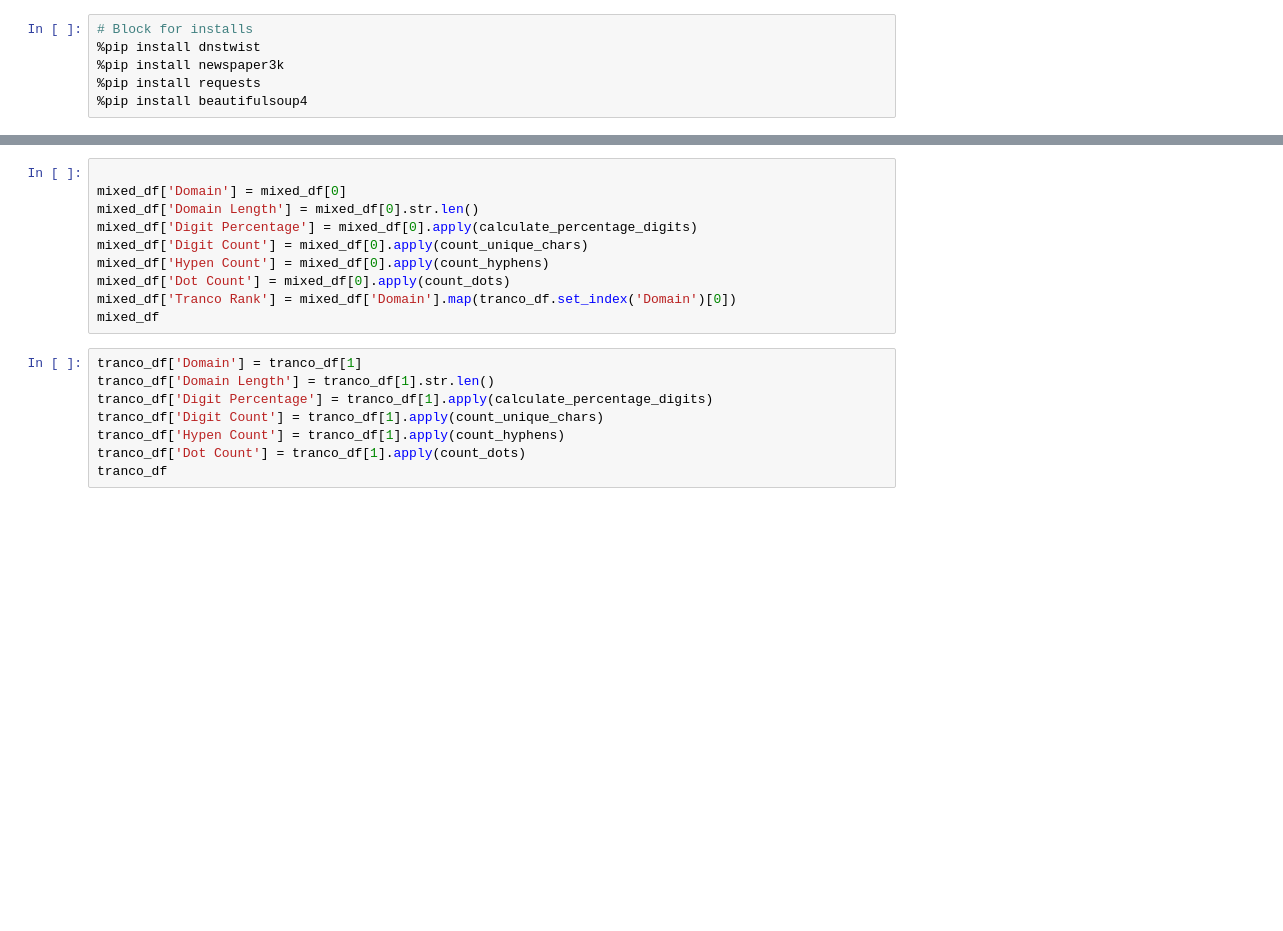
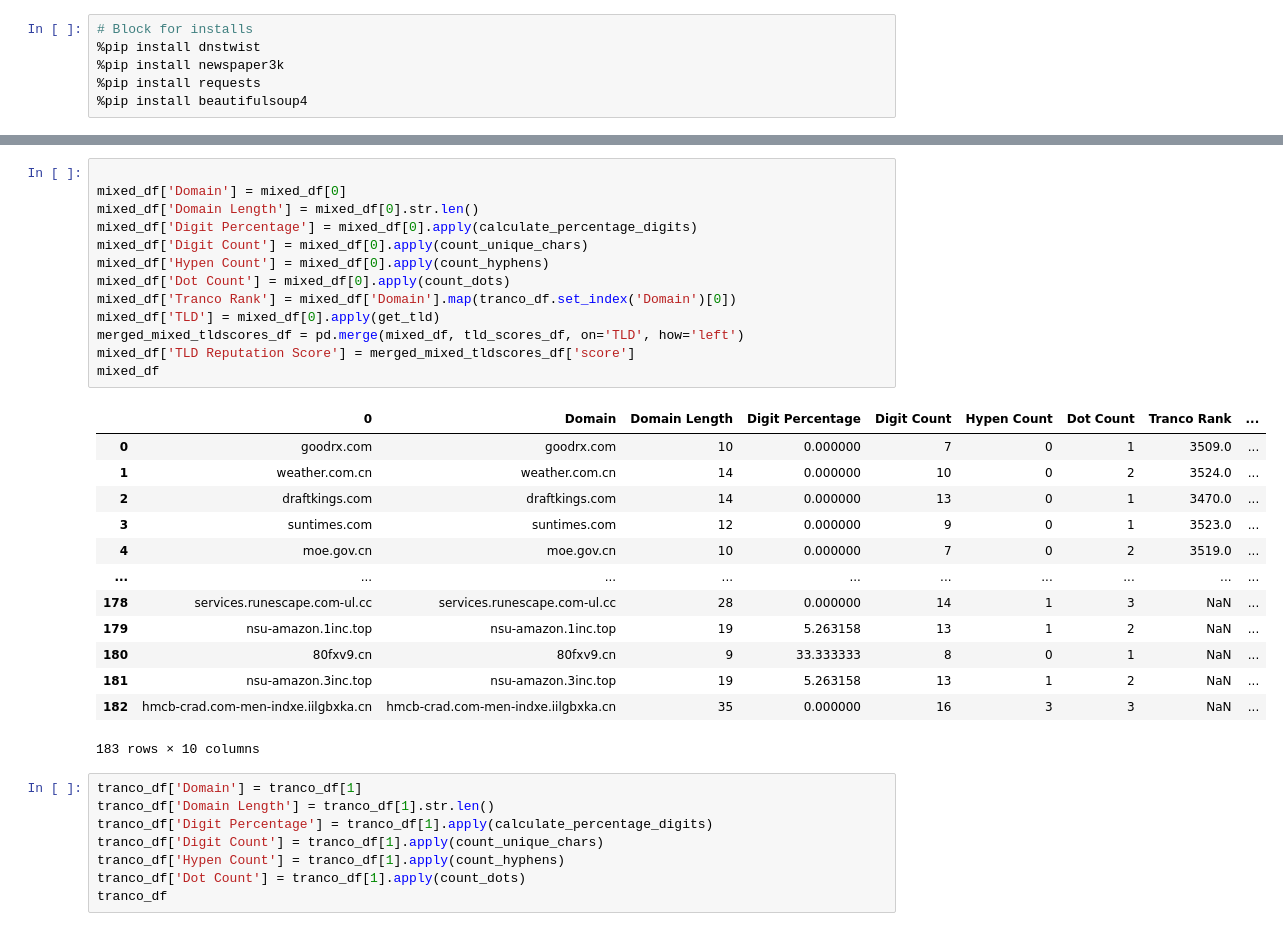
Before and after one commit to Lordishack1/Security-project, a Jupyter notebook: Final_Project.ipynb, the cells around one changed output, grey strips where cells are left out. Drawn from its saved outputs; the diff is of its cells as text; blank space fills up the shorter version.

```diff
--- a/Final_Project.ipynb
+++ b/Final_Project.ipynb
@@ -117,13 +108,30 @@ malicious_df
 # %%
 
 mixed_df['Domain'] = mixed_df[0]
 mixed_df['Domain Length'] = mixed_df[0].str.len()
 mixed_df['Digit Percentage'] = mixed_df[0].apply(calculate_percentage_digits)
 mixed_df['Digit Count'] = mixed_df[0].apply(count_unique_chars)
 mixed_df['Hypen Count'] = mixed_df[0].apply(count_hyphens)
 mixed_df['Dot Count'] = mixed_df[0].apply(count_dots)
 mixed_df['Tranco Rank'] = mixed_df['Domain'].map(tranco_df.set_index('Domain')[0])
+mixed_df['TLD'] = mixed_df[0].apply(get_tld)
+merged_mixed_tldscores_df = pd.merge(mixed_df, tld_scores_df, on='TLD', how='left')
+mixed_df['TLD Reputation Score'] = merged_mixed_tldscores_df['score']
 mixed_df
+# %% [output]
+|  | 0 | Domain | Domain Length | Digit Percentage | Digit Count | Hypen Count | Dot Count | Tranco Rank | ... |
+| 0 | goodrx.com | goodrx.com | 10 | 0.000000 | 7 | 0 | 1 | 3509.0 | ... |
+| 1 | weather.com.cn | weather.com.cn | 14 | 0.000000 | 10 | 0 | 2 | 3524.0 | ... |
+| 2 | draftkings.com | draftkings.com | 14 | 0.000000 | 13 | 0 | 1 | 3470.0 | ... |
+| 3 | suntimes.com | suntimes.com | 12 | 0.000000 | 9 | 0 | 1 | 3523.0 | ... |
+| 4 | moe.gov.cn | moe.gov.cn | 10 | 0.000000 | 7 | 0 | 2 | 3519.0 | ... |
+| ... | ... | ... | ... | ... | ... | ... | ... | ... | ... |
+| 178 | services.runescape.com-ul.cc | services.runescape.com-ul.cc | 28 | 0.000000 | 14 | 1 | 3 | NaN | ... |
+| 179 | nsu-amazon.1inc.top | nsu-amazon.1inc.top | 19 | 5.263158 | 13 | 1 | 2 | NaN | ... |
+| 180 | 80fxv9.cn | 80fxv9.cn | 9 | 33.333333 | 8 | 0 | 1 | NaN | ... |
+| 181 | nsu-amazon.3inc.top | nsu-amazon.3inc.top | 19 | 5.263158 | 13 | 1 | 2 | NaN | ... |
+| 182 | hmcb-crad.com-men-indxe.iilgbxka.cn | hmcb-crad.com-men-indxe.iilgbxka.cn | 35 | 0.000000 | 16 | 3 | 3 | NaN | ... |
+183 rows × 10 columns
 # %%
 tranco_df['Domain'] = tranco_df[1]
 tranco_df['Domain Length'] = tranco_df[1].str.len()
```
Also changed, not shown: parts of 6 cells of this notebook.
